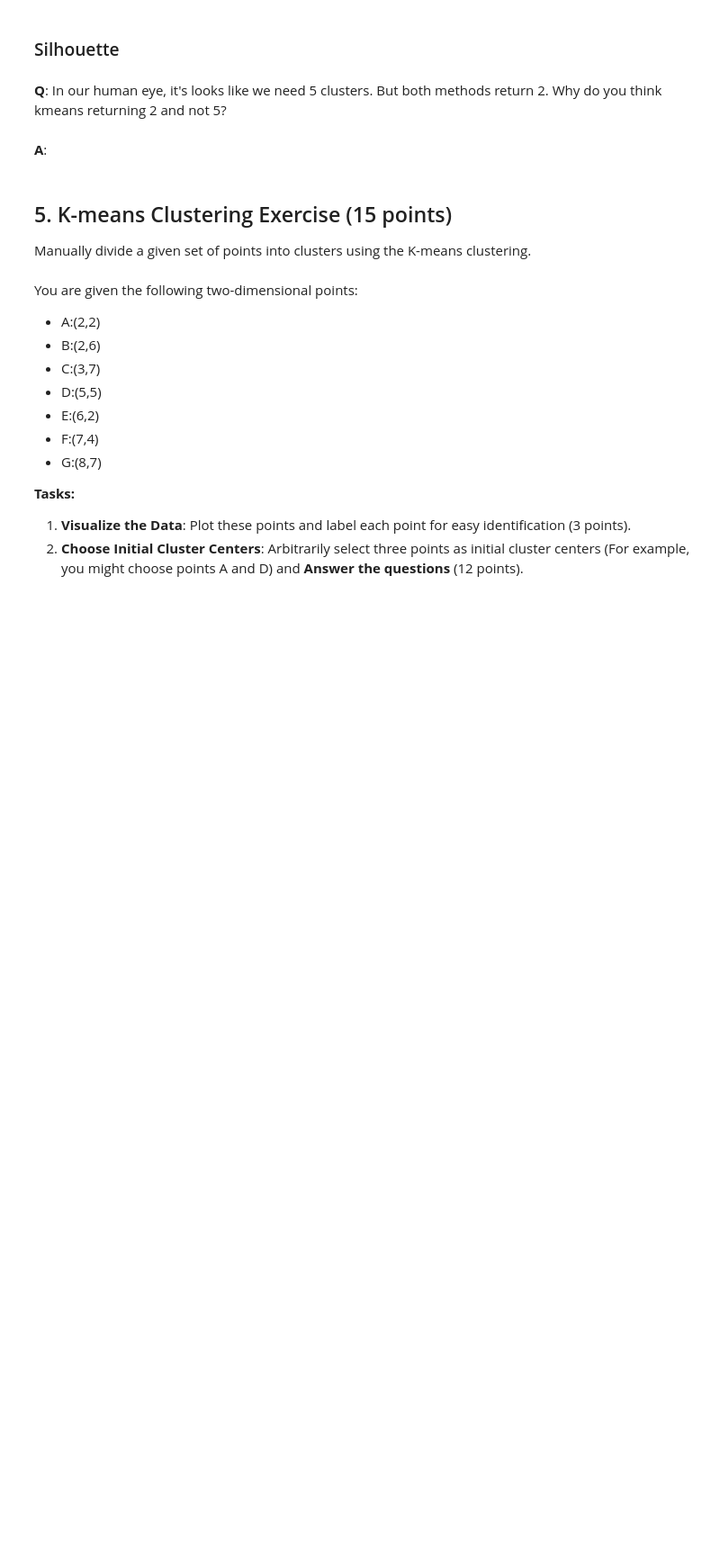
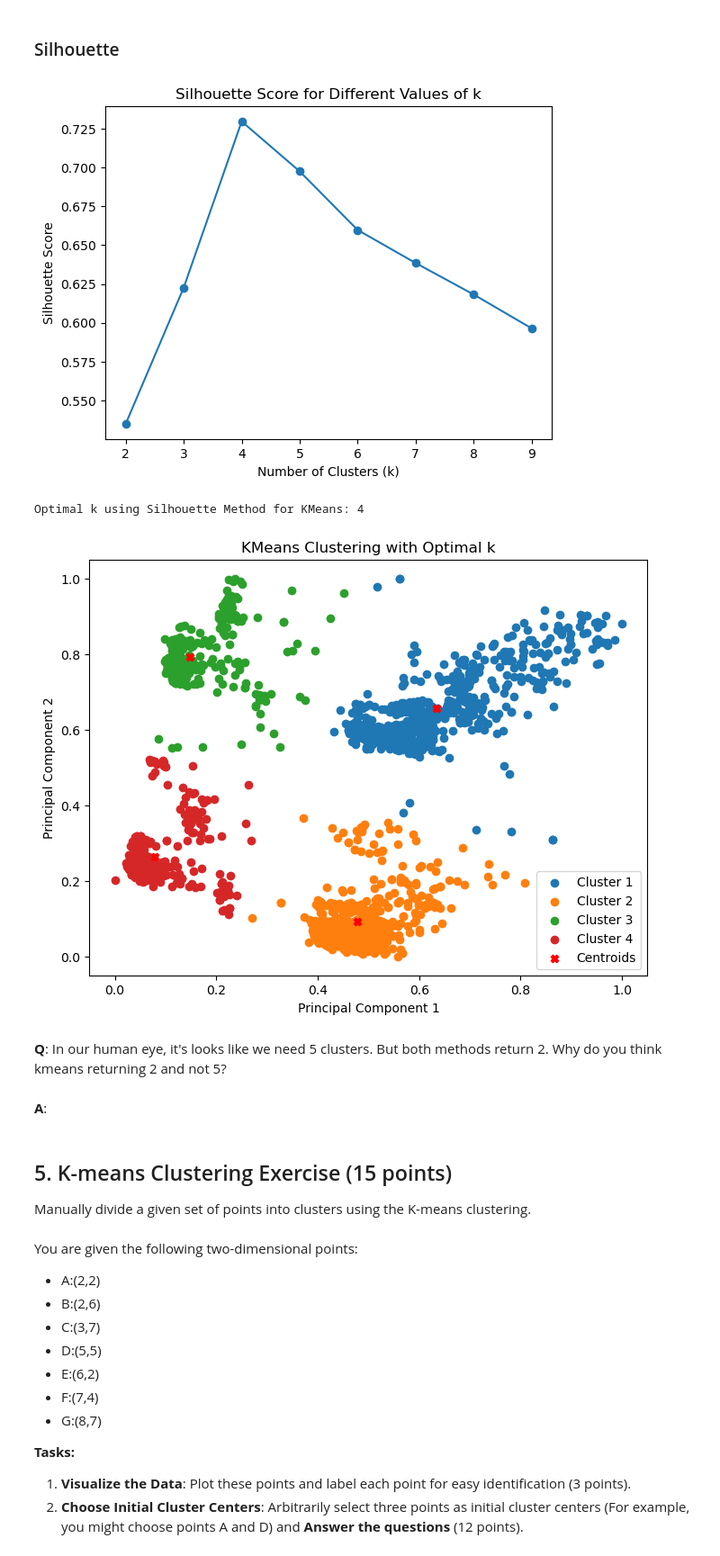
Before and after one commit to AbedShowgan/ML_HW, a Jupyter notebook: HW1_ML/ML_EX1.ipynb, the cells around one changed output. Shown at 90% size. Drawn from its saved outputs; the diff is of its cells as text; code cells hidden in the pictures; blank space fills up the shorter version.

```diff
--- a/HW1_ML/ML_EX1.ipynb
+++ b/HW1_ML/ML_EX1.ipynb
@@ -389,5 +400,66 @@ This time, we will use the PCA data for the kmeans model.
 # %% [markdown]
 ### Silhouette
+# %%
+# Silhouette Score
+# Specify the range of clusters (k) to try
+k_values_silhouette = range(2, 10)
+
+# List to store silhouette scores for each k
+silhouette_scores = []
+
+# Iterate over different values of k
+for k_silhouette in k_values_silhouette:
+    # Initialize KMeans model
+    kmeans_silhouette = KMeans(n_clusters=k_silhouette, random_state=0, n_init=10)
+
+    # Fit the model and obtain cluster labels
+    cluster_labels_silhouette = kmeans_silhouette.fit_predict(pca_df_normalized_kmeans)
+
+    # Calculate silhouette score
+    silhouette_avg_silhouette = silhouette_score(pca_df_normalized_kmeans, cluster_labels_silhouette)
+    silhouette_scores.append(silhouette_avg_silhouette)
+
+# Plot the silhouette scores for each k
+plt.plot(k_values_silhouette, silhouette_scores, marker='o')
+plt.xlabel('Number of Clusters (k)')
+plt.ylabel('Silhouette Score')
+plt.title('Silhouette Score for Different Values of k')
+plt.show()
+
+# Print the optimal k for KMeans using Silhouette Score
+optimal_k_kmeans_silhouette = np.argmax(silhouette_scores) + 2
+print(f"Optimal k using Silhouette Method for KMeans: {optimal_k_kmeans_silhouette}")
+
+# Assuming the necessary libraries are already imported
+
+# Task 4: KMeans with Optimal k (using Silhouette Score)
+# Use the optimal k obtained from the Silhouette Score
+optimal_k_silhouette = optimal_k_kmeans_silhouette
+
+# Initialize KMeans model with optimal k
+kmeans_optimal_silhouette = KMeans(n_clusters=optimal_k_silhouette, random_state=0, n_init=10)
+kmeans_optimal_silhouette.fit(pca_df_normalized_kmeans)
+
+# Add cluster labels to the normalized PCA DataFrame
+pca_df_normalized_kmeans['Cluster'] = kmeans_optimal_silhouette.labels_
+
+# Plot the clusters
+plt.figure(figsize=(8, 6))
+for cluster in range(optimal_k_silhouette):
+    cluster_data = pca_df_normalized_kmeans[pca_df_normalized_kmeans['Cluster'] == cluster]
+    plt.scatter(cluster_data['PC1'], cluster_data['PC2'], label=f'Cluster {cluster + 1}')
+
+plt.scatter(kmeans_optimal_silhouette.cluster_centers_[:, 0], kmeans_optimal_silhouette.cluster_centers_[:, 1], c='red', marker='X', label='Centroids')
+plt.title('KMeans Clustering with Optimal k')
+plt.xlabel('Principal Component 1')
+plt.ylabel('Principal Component 2')
+plt.legend()
+plt.show()
+#The optimal k we got by using the Silhouette Score is k=4, because it's where we get the maximum Silhouette Score.
+# %% [output]
+[figure, added]
+Optimal k using Silhouette Method for KMeans: 4
+[figure, added]
 # %% [markdown]
 **Q**: In our human eye, it's looks like we need 5 clusters. But both methods return 2. Why do you think kmeans returning 2 and not 5?
 # %% [markdown]
```
Also changed, not shown: parts of 22 cells of this notebook, 3 other files.
